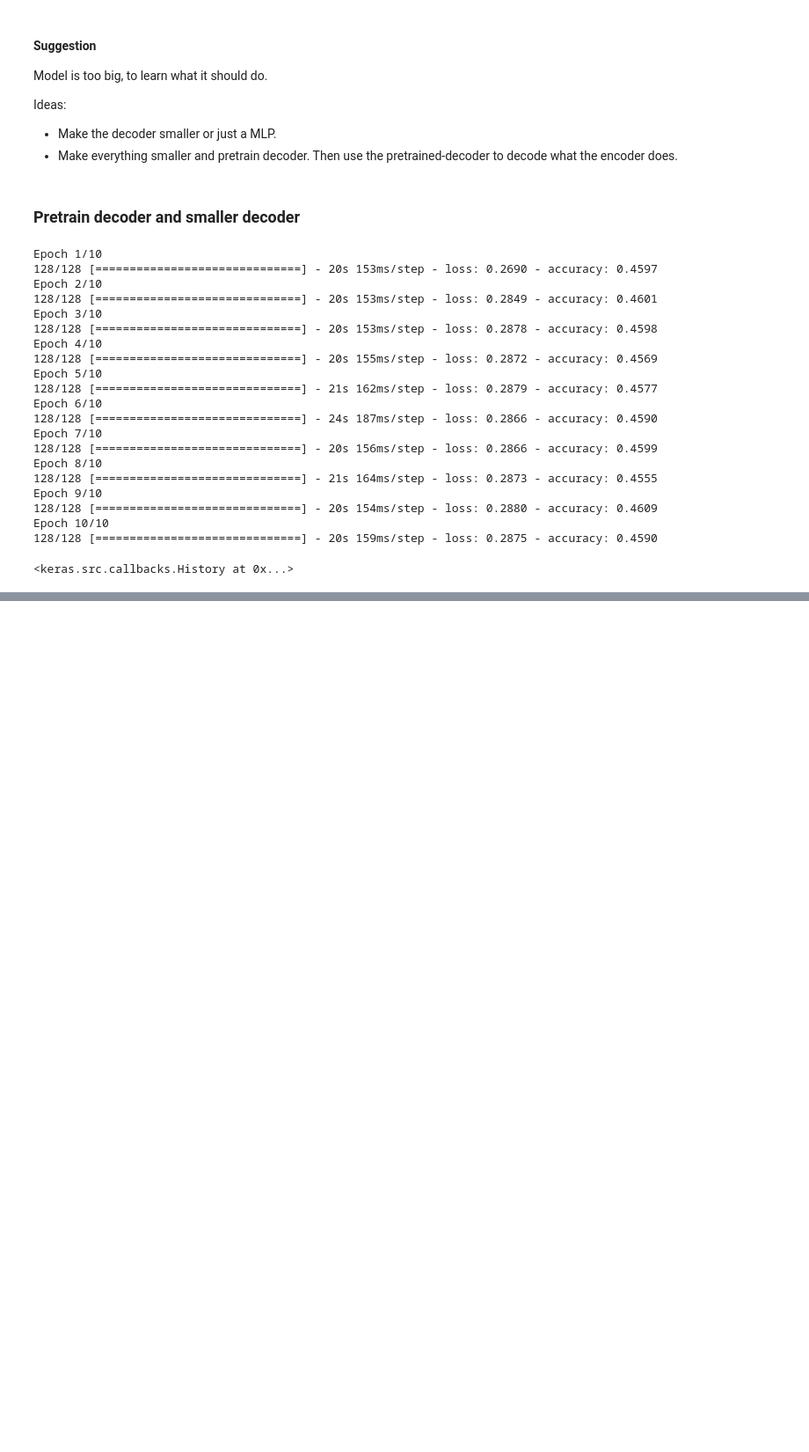
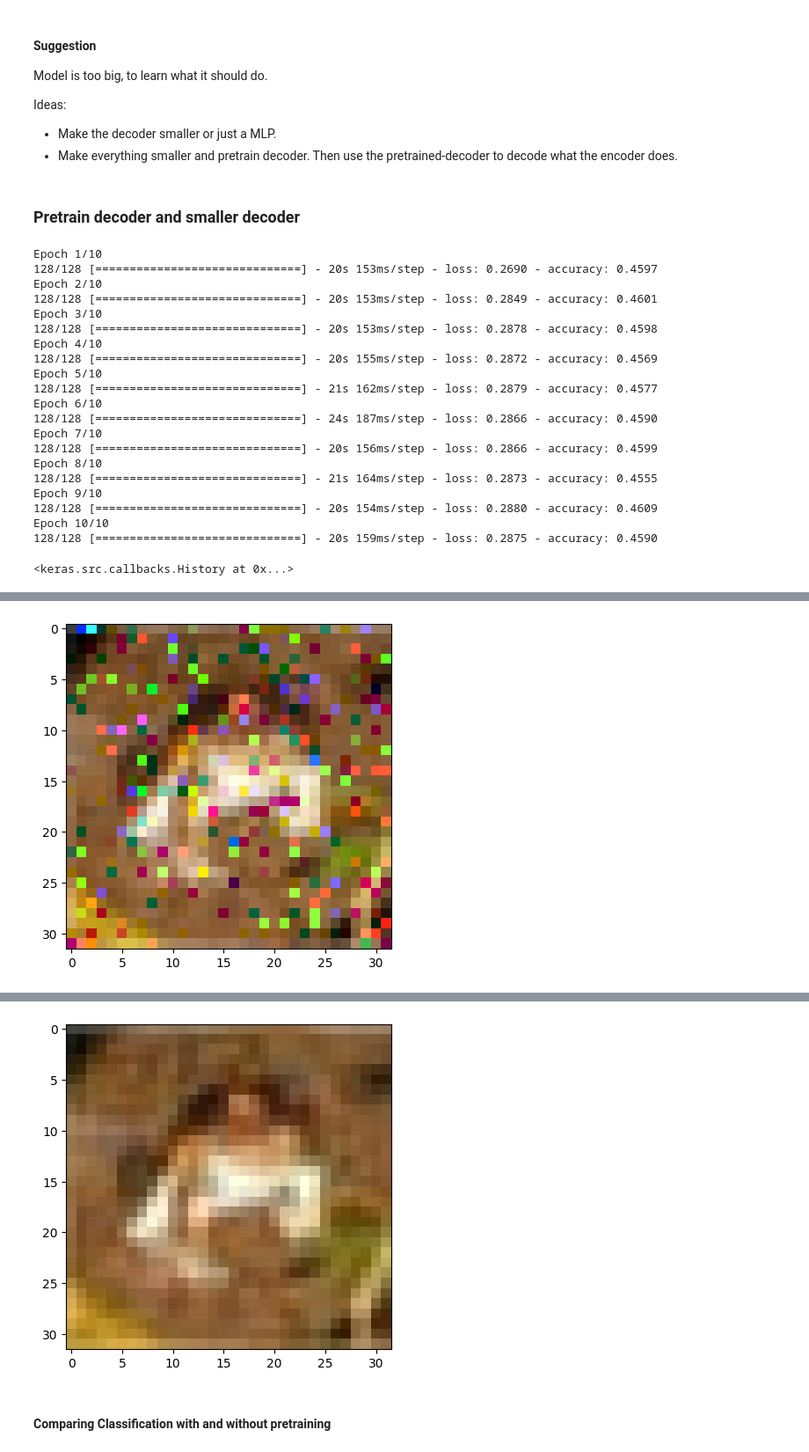
Before and after one commit to philippreinig/idl, a Jupyter notebook: assignments_10/idl_a10_abremer.ipynb, the cells around one changed output, grey strips where cells are left out. Shown at 88% size. Saved outputs shown, nothing was run; the diff lists cells and outputs as text; code cells hidden in the pictures; blank space fills up the shorter version.

```diff
--- a/assignments_10/idl_a10_abremer.ipynb
+++ b/assignments_10/idl_a10_abremer.ipynb
@@ -941,0 +1081,2 @@ plt.show()
+# %%
+autoencoder3.fit(noised_train_data, epochs=10, steps_per_epoch=1000)
@@ -941,0 +1105,9 @@ plt.show()
+# %%
+test_img = np.reshape(noised_train_imgs[0], (1,32,32,3))
+plt.imshow(test_img[0])
+plt.show()
+dn_test_img = autoencoder3(test_img)
+plt.imshow(dn_test_img[0])
+plt.show()
+# %% [output]
+[figure, added]
@@ -941,0 +1115,3 @@ plt.show()
+[figure, added]
+# %% [markdown]
+#### Comparing Classification with and without pretraining
```
Also changed, not shown: parts of 19 cells of this notebook, 3 other files.
